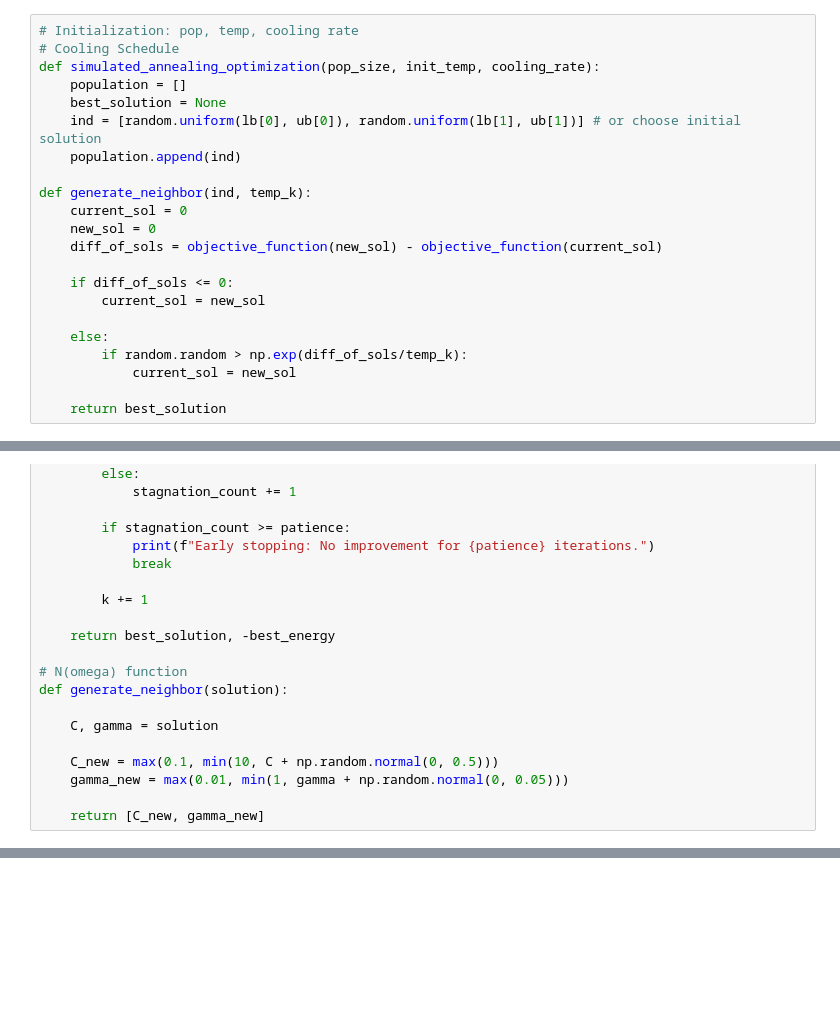
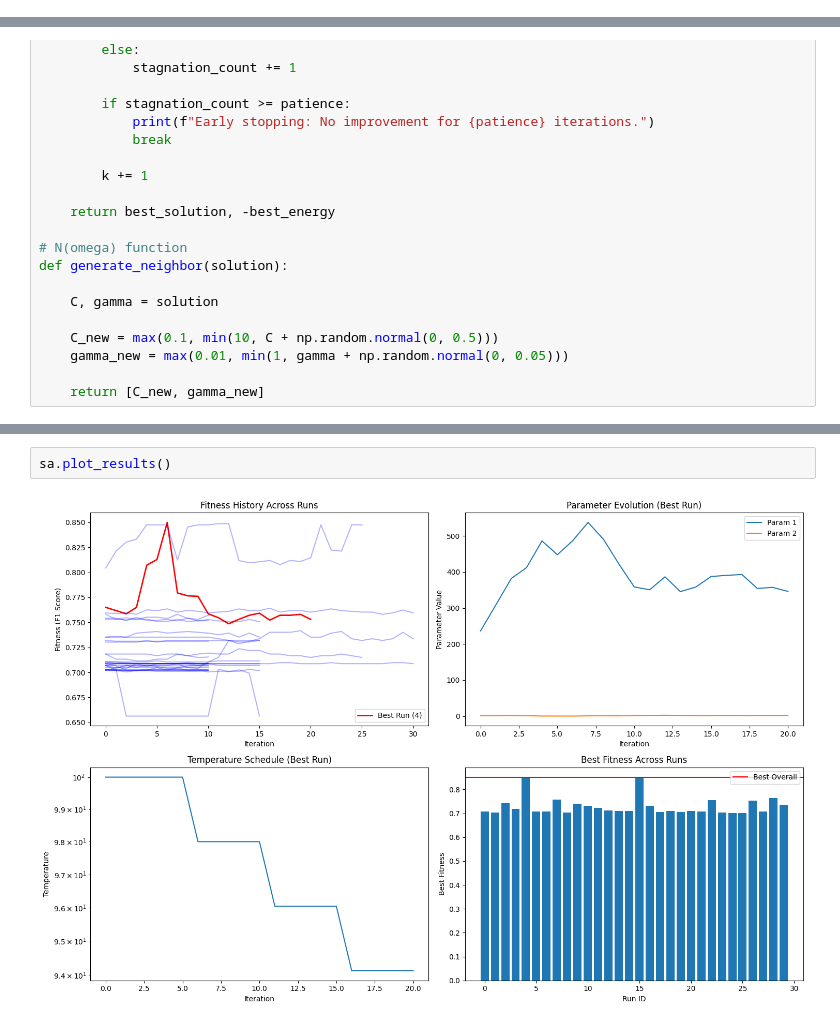
Before and after one commit to HaniaRuby/nature-inspired-optimization, a Jupyter notebook: main.ipynb, the cells around one changed output, grey strips where cells are left out. Cells and saved outputs as stored; diff of their text form; blank space fills up the shorter version.

```diff
--- a/main.ipynb
+++ b/main.ipynb
@@ -465,28 +517,6 @@ Run 1: Best Parameters: [8.10985052 0.37551177], CV F1-Score: 0.6651, Tuning Tim
 max         0.871000       0.866182        0.866171     0.871000
 # %% [markdown]
 #### Simulated Annealing
-# %%
-# Initialization: pop, temp, cooling rate
-# Cooling Schedule
-def simulated_annealing_optimization(pop_size, init_temp, cooling_rate):
-    population = []
-    best_solution = None
-    ind = [random.uniform(lb[0], ub[0]), random.uniform(lb[1], ub[1])] # or choose initial solution
-    population.append(ind)
-
-def generate_neighbor(ind, temp_k):
-    current_sol = 0
-    new_sol = 0
-    diff_of_sols = objective_function(new_sol) - objective_function(current_sol)
-
-    if diff_of_sols <= 0:
-        current_sol = new_sol
-
-    else:
-        if random.random > np.exp(diff_of_sols/temp_k):
-            current_sol = new_sol
-
-    return best_solution
 # %%
 def objective_function(params, X, y):
 
@@ -659,0 +973,4 @@ Results saved to 'sa_results_single_run.csv'
+# %%
+sa.plot_results()
+# %% [output]
+[figure, added]
```
Also changed, not shown: parts of 8 cells of this notebook, 1 other file.
